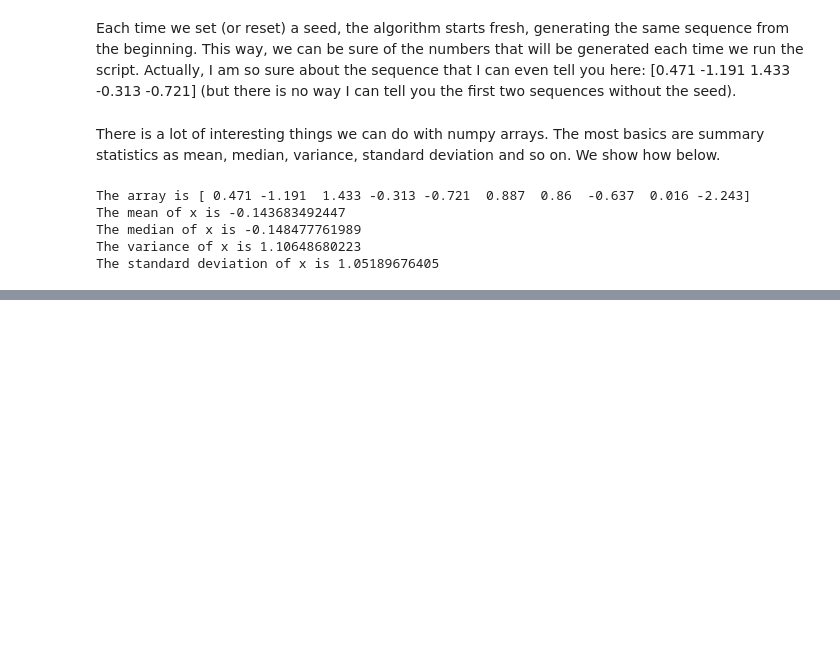
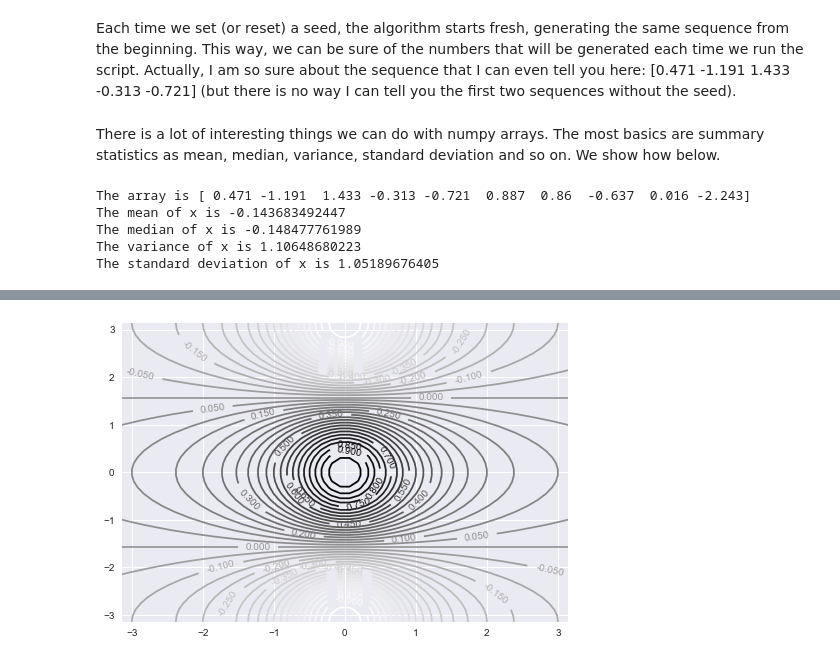
Before and after one commit to ashley-young/ISLP, a Jupyter notebook: lab02.ipynb, the cells around one changed output, grey strips where cells are left out. Saved outputs shown, nothing was run; the diff lists cells and outputs as text; code cells hidden in the pictures; blank space fills up the shorter version.

```diff
--- a/lab02.ipynb
+++ b/lab02.ipynb
@@ -246,0 +283,5 @@ The standard deviation of x is 1.05189676405
+# %%
+contour = plt.contour(X, Y, Z, 45) # We can specify the number of levels. Here we ask for 45 contour levels.
+plt.clabel(contour, inline=True, fontsize=10);
+# %% [output]
+[figure, added]
```
Also changed, not shown: parts of 45 cells of this notebook.
